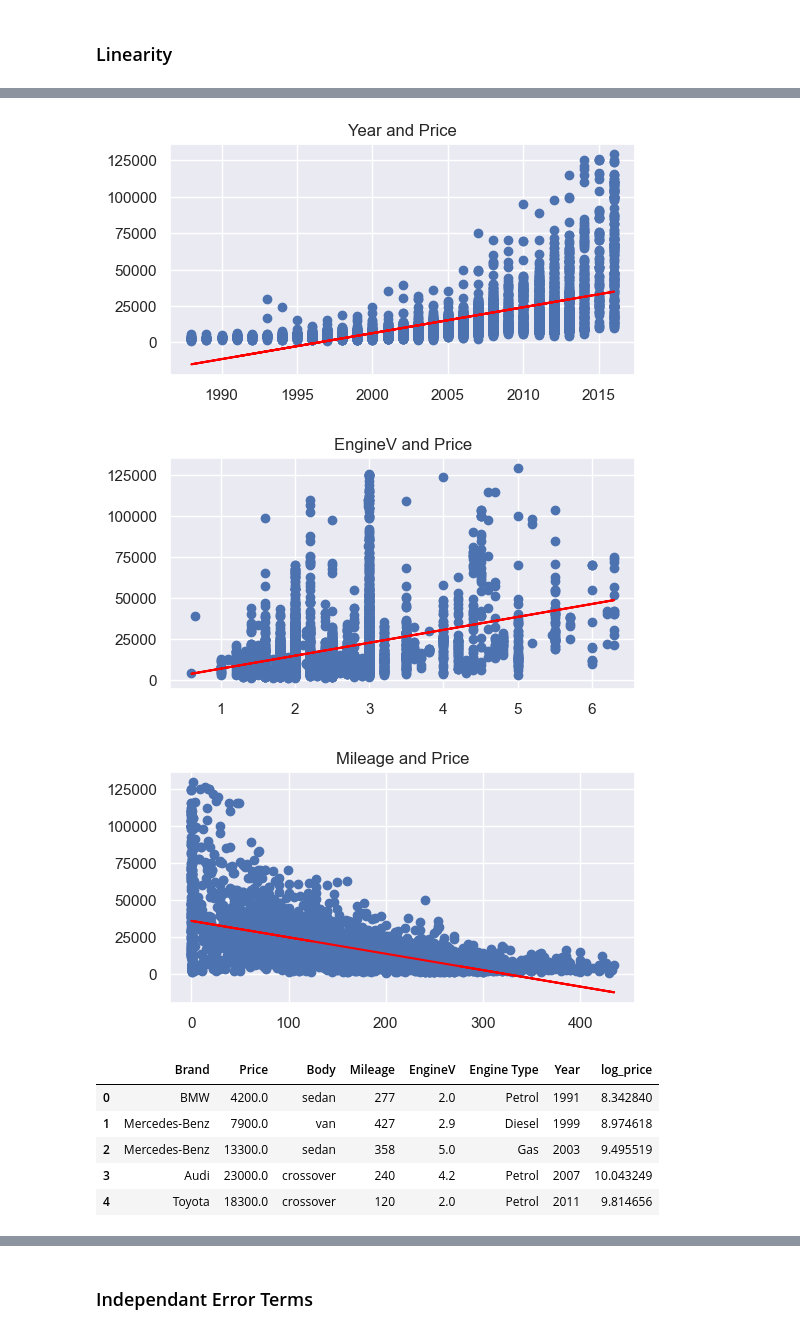
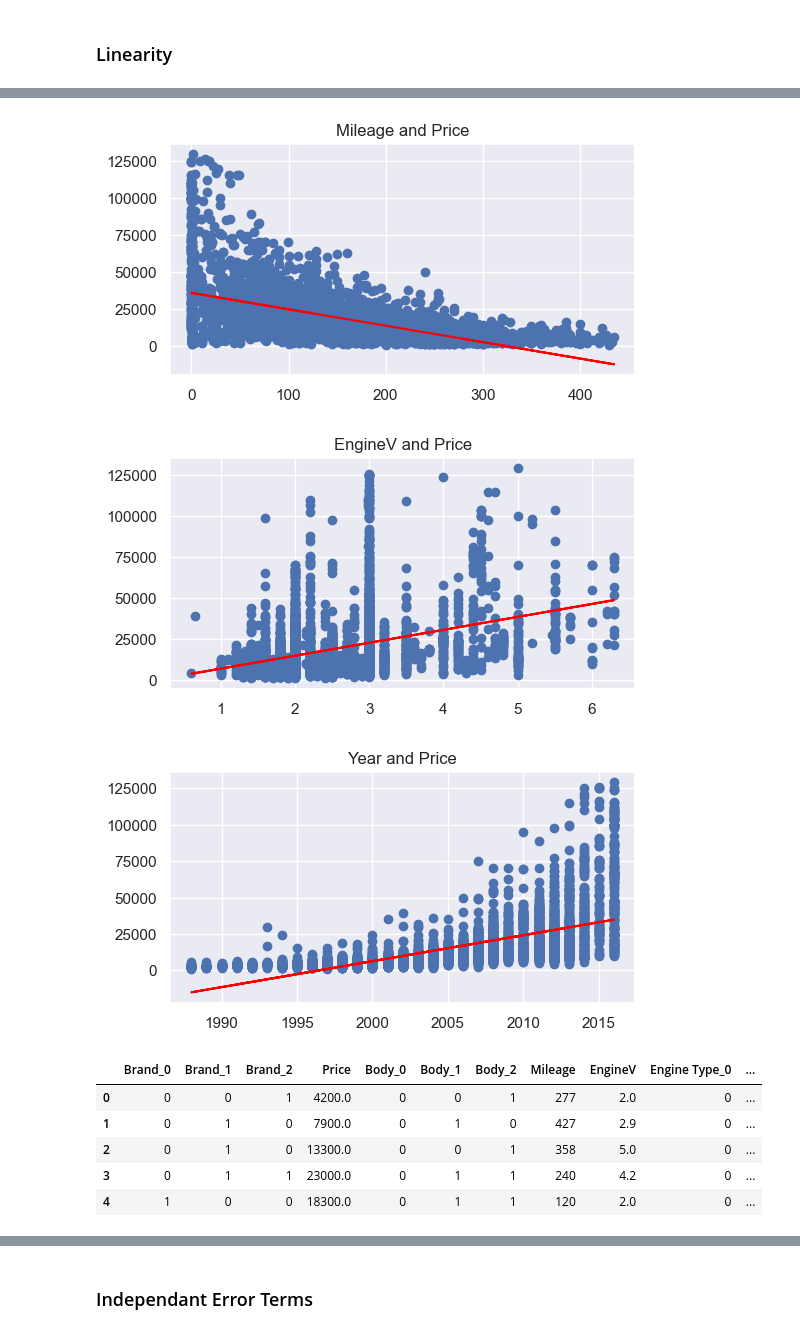
Before and after one commit to aldanajd/Data_Scientist, a Jupyter notebook: Machine Learning/Regression/Cars_price_estimator/Car_price_estimator.ipynb, the cells around one changed output, grey strips where cells are left out. Saved outputs shown, nothing was run; the diff lists cells and outputs as text; code cells hidden in the pictures.

```diff
--- a/Machine Learning/Regression/Cars_price_estimator/Car_price_estimator.ipynb
+++ b/Machine Learning/Regression/Cars_price_estimator/Car_price_estimator.ipynb
@@ -73,5 +93,5 @@ dtype: int64
 # %%
-df = df.dropna(axis=0)
+df.dropna(axis=0, ignore_index=True, inplace=True)
 # %%
 df.isnull().sum()
 # %% [output]
@@ -144,4 +164,4 @@ sns.displot(df['Year'])
 [figure]
 # %%
-df_processed = df.reset_index(drop=True)
+df.reset_index(drop=True, inplace=True)
 # %% [markdown]
@@ -157,0 +189,6 @@ df.head()
+# %%
+# Initialize BinaryEncoder
+binary_encoder = ce.BinaryEncoder()
+
+# Fit and transform the data
+df_encoded = binary_encoder.fit_transform(df)
@@ -173,21 +278,21 @@ def fn(x, y):
     plt.plot(x, y_pred, color='red', label='Regression Line')
     plt.show()
 # %%
-for col in x_columns:
-    fn(df_processed[col], df_processed['Price'])
+for col in non_boolean_X.columns:
+    fn(df_encoded[col], df_encoded['Price'])
 # %% [output]
-[figure, old version]
+[figure, new version]
 [figure]
-[figure, old version]
+[figure, new version]
 # %%
-log_price = np.log(df_processed["Price"])
-df_processed["log_price"] = log_price
-df_processed.head()
+log_price = np.log(df_encoded["Price"])
+df_encoded["log_price"] = log_price
+df_encoded.head()
 # %% [output]
-|  | Brand | Price | Body | Mileage | EngineV | Engine Type | Year | log_price |
-| 0 | BMW | 4200.0 | sedan | 277 | 2.0 | Petrol | 1991 | 8.342840 |
-| 1 | Mercedes-Benz | 7900.0 | van | 427 | 2.9 | Diesel | 1999 | 8.974618 |
-| 2 | Mercedes-Benz | 13300.0 | sedan | 358 | 5.0 | Gas | 2003 | 9.495519 |
-| 3 | Audi | 23000.0 | crossover | 240 | 4.2 | Petrol | 2007 | 10.043249 |
-| 4 | Toyota | 18300.0 | crossover | 120 | 2.0 | Petrol | 2011 | 9.814656 |
+|  | Brand_0 | Brand_1 | Brand_2 | Price | Body_0 | Body_1 | Body_2 | Mileage | EngineV | Engine Type_0 | ... |
+| 0 | 0 | 0 | 1 | 4200.0 | 0 | 0 | 1 | 277 | 2.0 | 0 | ... |
+| 1 | 0 | 1 | 0 | 7900.0 | 0 | 1 | 0 | 427 | 2.9 | 0 | ... |
+| 2 | 0 | 1 | 0 | 13300.0 | 0 | 0 | 1 | 358 | 5.0 | 0 | ... |
+| 3 | 0 | 1 | 1 | 23000.0 | 0 | 1 | 1 | 240 | 4.2 | 0 | ... |
+| 4 | 1 | 0 | 0 | 18300.0 | 0 | 1 | 1 | 120 | 2.0 | 0 | ... |
 # %%
```
Also changed, not shown: parts of 53 cells of this notebook, 1 other file.
